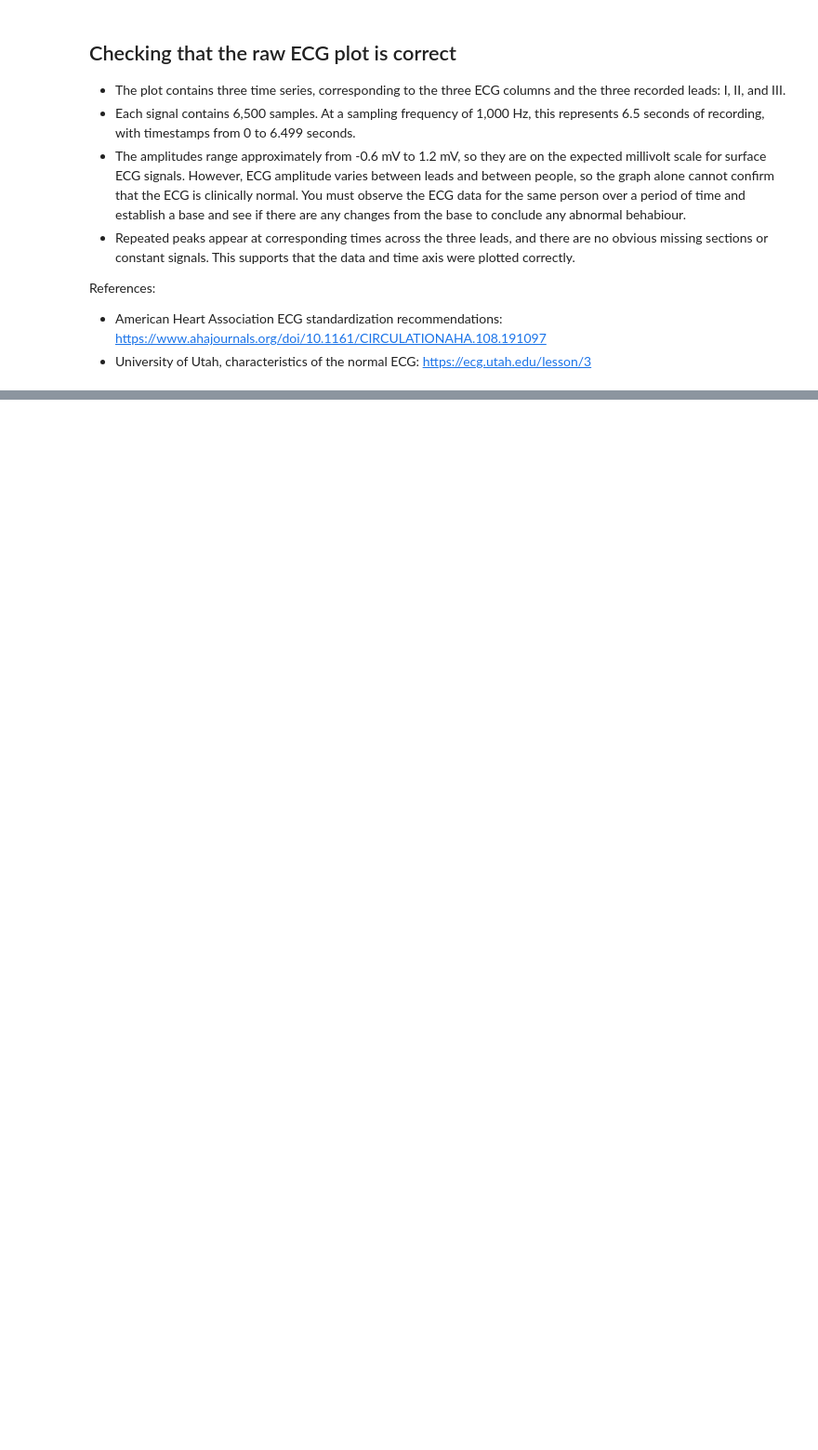
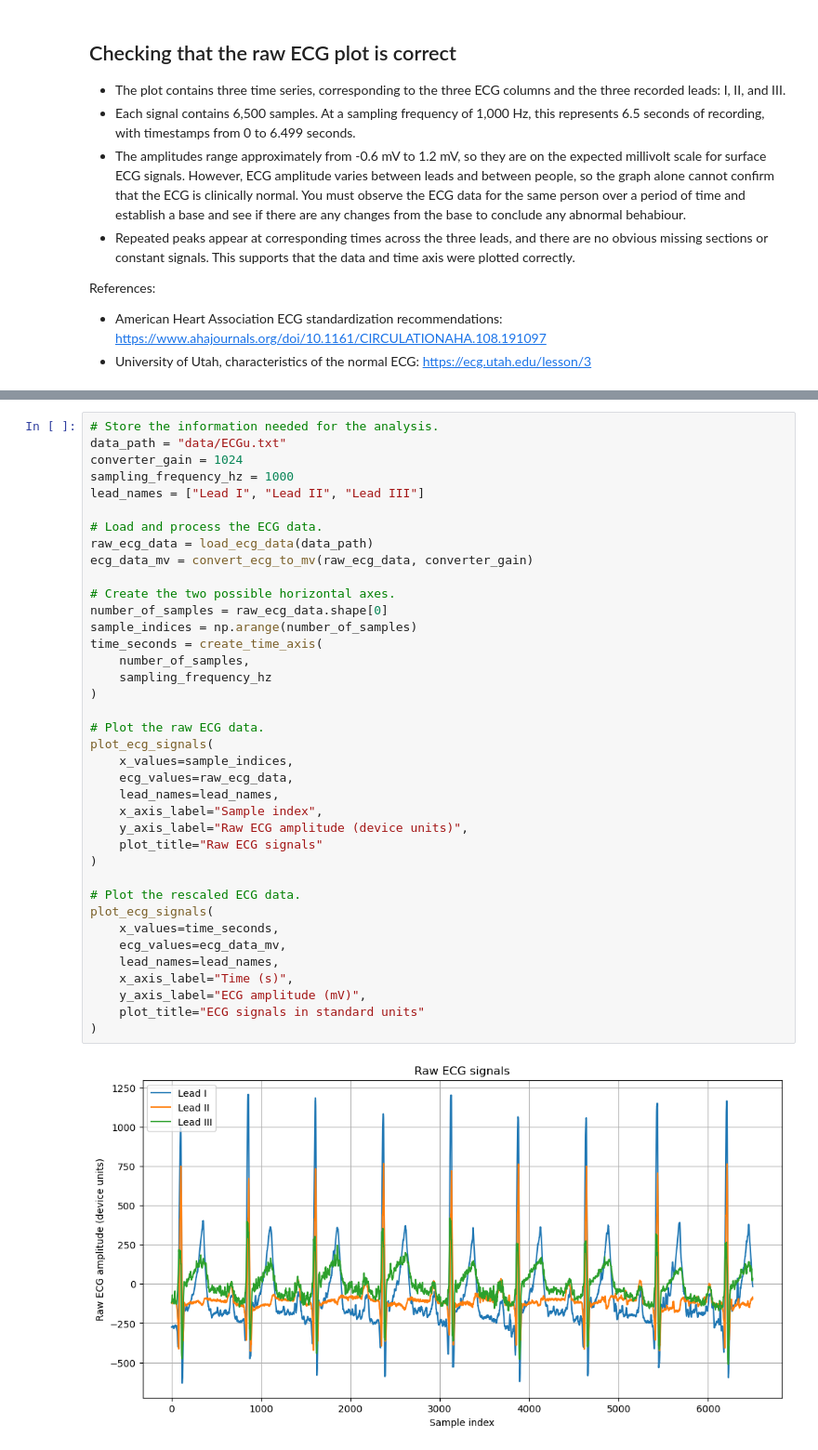
Before and after one commit to jenniferhoumard/Series01-python, a Jupyter notebook: Series01-python.ipynb, the cells around one changed output, grey strips where cells are left out. Shown at 93% size. Saved outputs shown, nothing was run; the diff lists cells and outputs as text; blank space fills up the shorter version.

Commit message:
Add readable function-based analysis
Reorganize the complete ECG workflow into functions with clear names and individual tasks.

```diff
--- a/Series01-python.ipynb
+++ b/Series01-python.ipynb
@@ -203,0 +255,40 @@ The current analysis works, but some plotting commands are repeated and several
+# %%
+# Store the information needed for the analysis.
+data_path = "data/ECGu.txt"
+converter_gain = 1024
+sampling_frequency_hz = 1000
+lead_names = ["Lead I", "Lead II", "Lead III"]
+
+# Load and process the ECG data.
+raw_ecg_data = load_ecg_data(data_path)
+ecg_data_mv = convert_ecg_to_mv(raw_ecg_data, converter_gain)
+
+# Create the two possible horizontal axes.
+number_of_samples = raw_ecg_data.shape[0]
+sample_indices = np.arange(number_of_samples)
+time_seconds = create_time_axis(
+    number_of_samples,
+    sampling_frequency_hz
+)
+
+# Plot the raw ECG data.
+plot_ecg_signals(
+    x_values=sample_indices,
+    ecg_values=raw_ecg_data,
+    lead_names=lead_names,
+    x_axis_label="Sample index",
+    y_axis_label="Raw ECG amplitude (device units)",
+    plot_title="Raw ECG signals"
+)
+
+# Plot the rescaled ECG data.
+plot_ecg_signals(
+    x_values=time_seconds,
+    ecg_values=ecg_data_mv,
+    lead_names=lead_names,
+    x_axis_label="Time (s)",
+    y_axis_label="ECG amplitude (mV)",
+    plot_title="ECG signals in standard units"
+)
+# %% [output]
+[figure, added]
```
Also changed, not shown: parts of 3 cells of this notebook.
